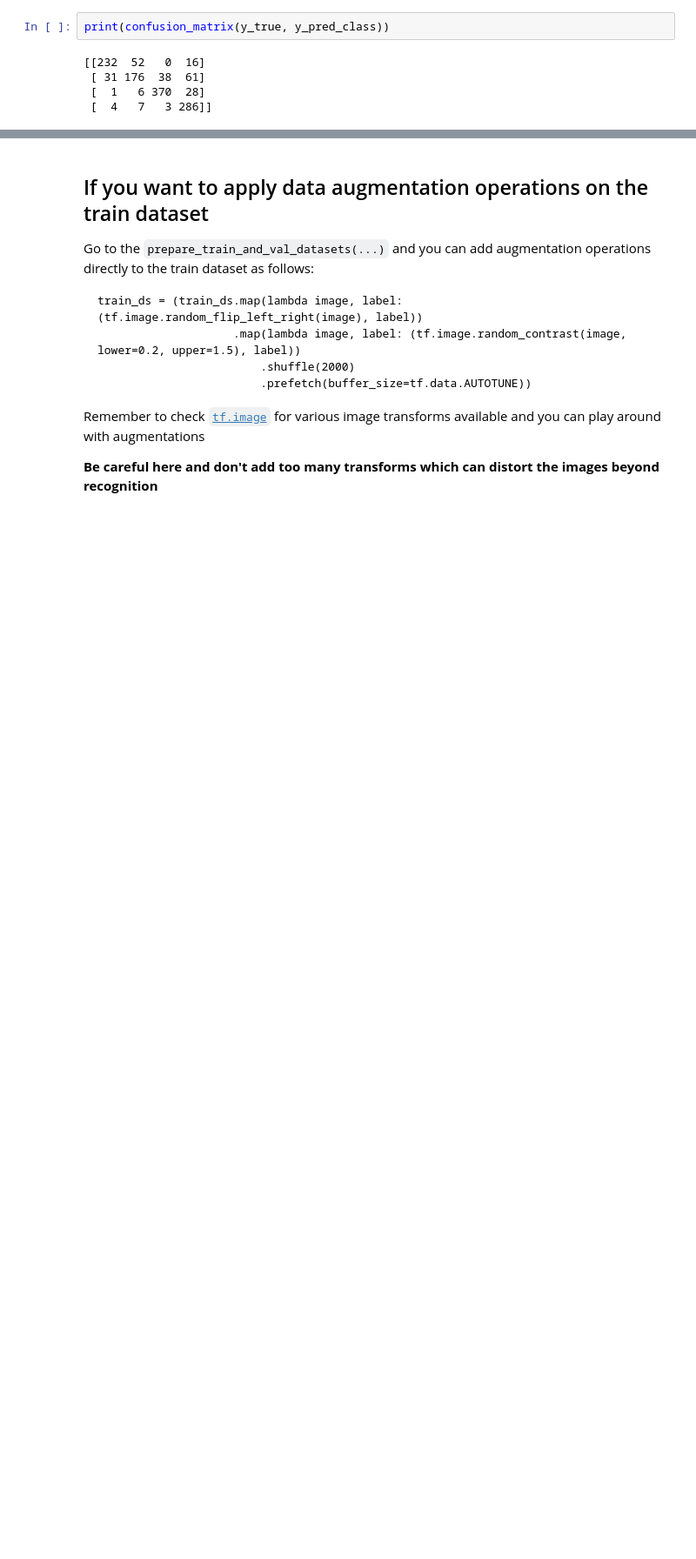
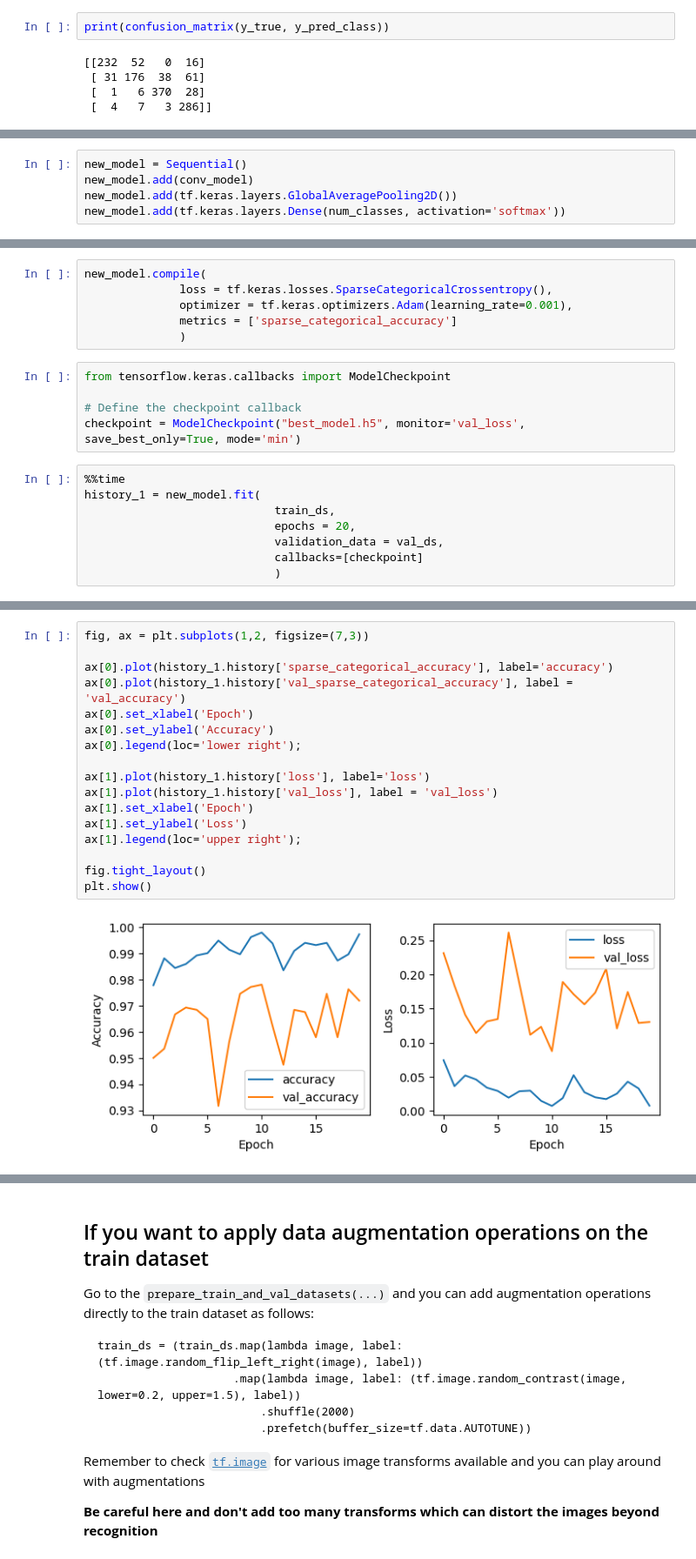
Before and after one commit to Kuroneko369/Brain-Tumor-Detector, a Jupyter notebook: Brain_Tumor_Detector_gammer.ipynb, the cells around one changed output, grey strips where cells are left out. Shown at 87% size. Cells and saved outputs as stored; diff of their text form; blank space fills up the shorter version.

```diff
--- a/Brain_Tumor_Detector_gammer.ipynb
+++ b/Brain_Tumor_Detector_gammer.ipynb
@@ -305,0 +352,5 @@ sns.heatmap(confusion_matrix(y_true, y_pred_class), annot=True);
+# %%
+new_model = Sequential()
+new_model.add(conv_model)
+new_model.add(tf.keras.layers.GlobalAveragePooling2D())
+new_model.add(tf.keras.layers.Dense(num_classes, activation='softmax'))
@@ -305,0 +376,19 @@ sns.heatmap(confusion_matrix(y_true, y_pred_class), annot=True);
+# %%
+new_model.compile(
+              loss = tf.keras.losses.SparseCategoricalCrossentropy(),
+              optimizer = tf.keras.optimizers.Adam(learning_rate=0.001),
+              metrics = ['sparse_categorical_accuracy']
+              )
+# %%
+from tensorflow.keras.callbacks import ModelCheckpoint
+
+# Define the checkpoint callback
+checkpoint = ModelCheckpoint("best_model.h5", monitor='val_loss', save_best_only=True, mode='min')
+# %%
+%%time
+history_1 = new_model.fit(
+                            train_ds,
+                            epochs = 20,
+                            validation_data = val_ds,
+                            callbacks=[checkpoint]
+                            )
@@ -305,0 +415,19 @@ sns.heatmap(confusion_matrix(y_true, y_pred_class), annot=True);
+# %%
+fig, ax = plt.subplots(1,2, figsize=(7,3))
+
+ax[0].plot(history_1.history['sparse_categorical_accuracy'], label='accuracy')
+ax[0].plot(history_1.history['val_sparse_categorical_accuracy'], label = 'val_accuracy')
+ax[0].set_xlabel('Epoch')
+ax[0].set_ylabel('Accuracy')
+ax[0].legend(loc='lower right');
+
+ax[1].plot(history_1.history['loss'], label='loss')
+ax[1].plot(history_1.history['val_loss'], label = 'val_loss')
+ax[1].set_xlabel('Epoch')
+ax[1].set_ylabel('Loss')
+ax[1].legend(loc='upper right');
+
+fig.tight_layout()
+plt.show()
+# %% [output]
+[figure, added]
```
Also changed, not shown: parts of 69 cells of this notebook.
